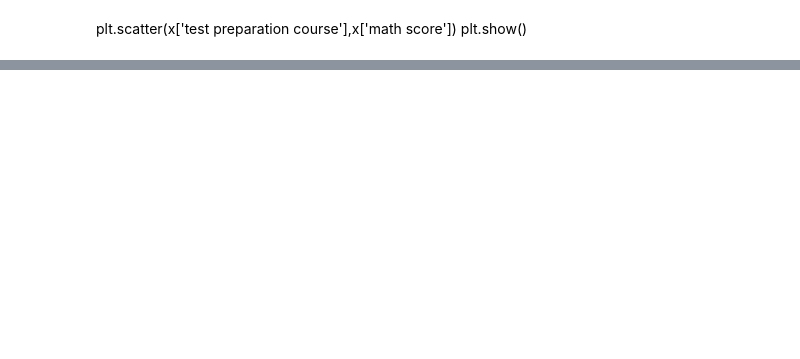
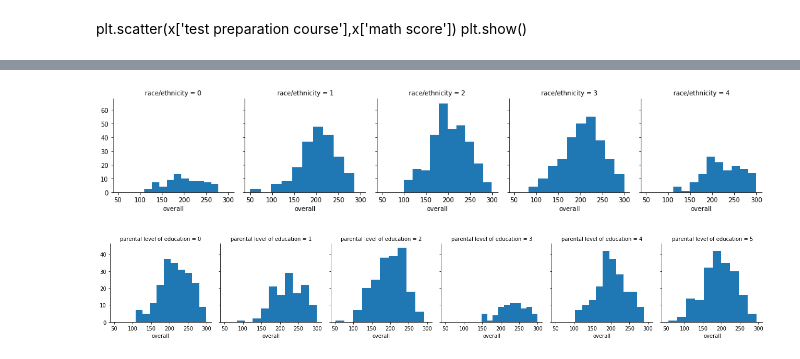
Before and after one commit to ThisIsSakshi/UST-Python-Training, a Jupyter notebook: Assignment_for_7_Dec.ipynb, the cells around one changed output, grey strips where cells are left out. Cells and saved outputs as stored; diff of their text form; code cells hidden in the pictures; blank space fills up the shorter version.

```diff
--- a/Assignment_for_7_Dec.ipynb
+++ b/Assignment_for_7_Dec.ipynb
@@ -340,0 +386,12 @@ plt.show()
+# %%
+g = sns.FacetGrid(df, col="race/ethnicity")
+g = g.map(plt.hist,"overall")
+plt.show()
+# %% [output]
+[figure, added]
+# %%
+g = sns.FacetGrid(df, col="parental level of education")
+g = g.map(plt.hist,"overall")
+plt.show()
+# %% [output]
+[figure, added]
```
Also changed, not shown: parts of 20 cells of this notebook.
